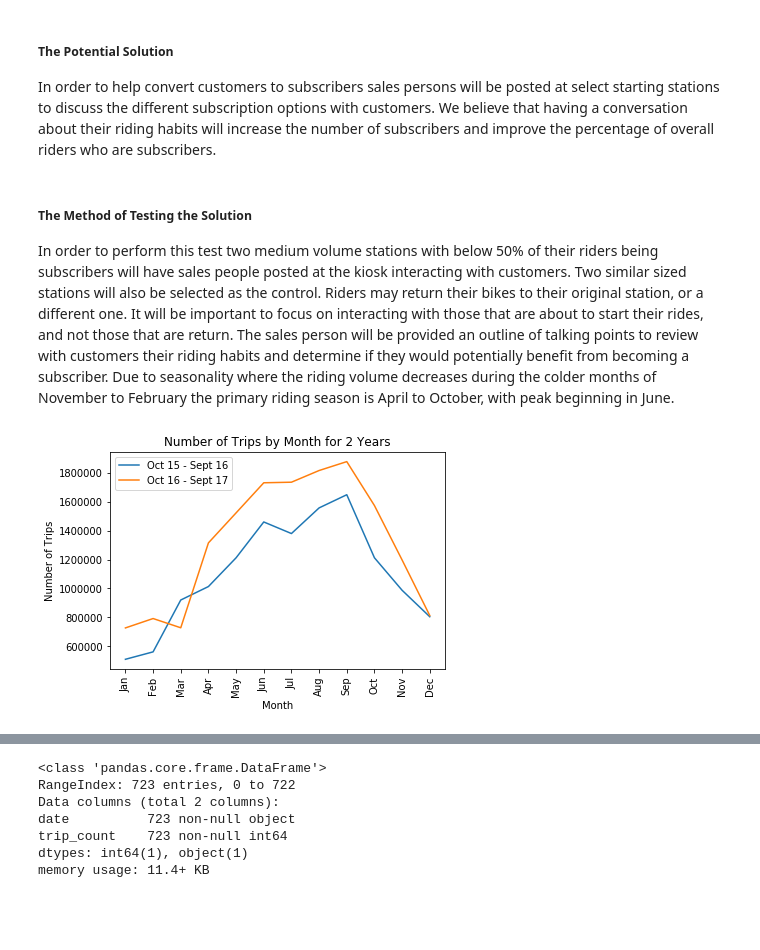
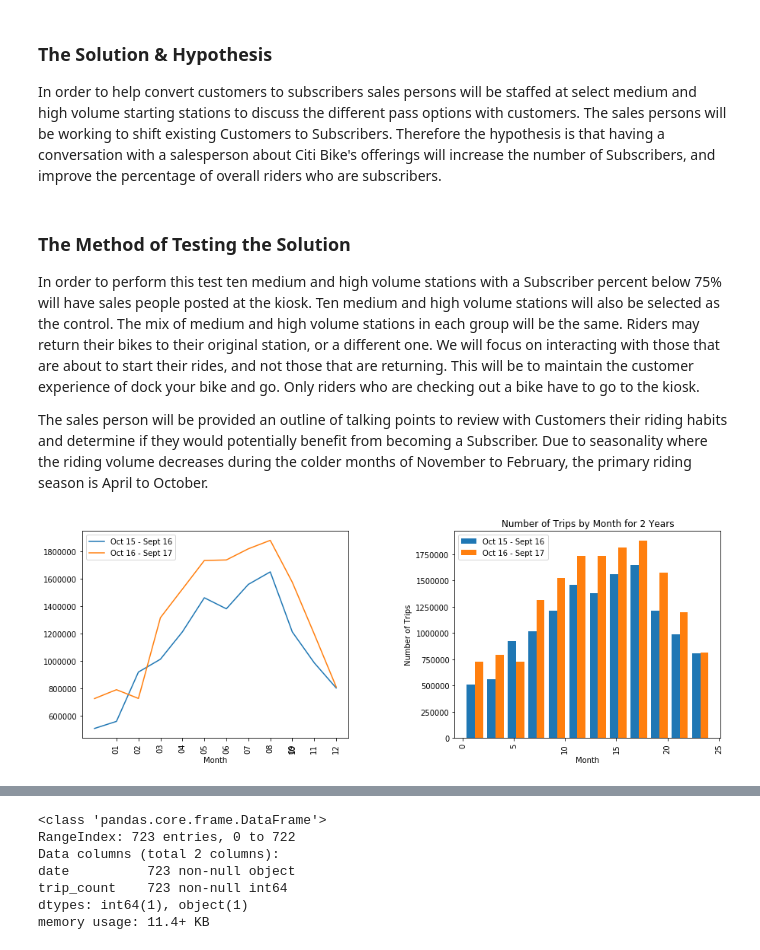
Before and after one commit to zinrion/Bike-Data-Analysis, a Jupyter notebook: Citi Bike.ipynb, the cells around one changed output, grey strips where cells are left out. Drawn from its saved outputs; the diff is of its cells as text; code cells hidden in the pictures; blank space fills up the shorter version.

```diff
--- a/Citi Bike.ipynb
+++ b/Citi Bike.ipynb
@@ -69,34 +52,66 @@ Sample of the data:
 | 3 | 250 | 10/1/2015 00:00:15 | 10/1/2015 00:04:25 | 336 | Sullivan St & Washington Sq | 40.730477 | ... |
 | 4 | 528 | 10/1/2015 00:00:17 | 10/1/2015 00:09:05 | 3107 | Bedford Ave & Nassau Ave | 40.723117 | ... |
 # %% [markdown]
-##### The Potential Solution
-In order to help convert customers to subscribers sales persons will be posted at select starting stations to discuss the different subscription options with customers.  We believe that having a conversation about their riding habits will increase the number of subscribers and improve the percentage of overall riders who are subscribers.
+### The Solution & Hypothesis
+In order to help convert customers to subscribers sales persons will be staffed at select medium and high volume starting stations to discuss the different pass options with customers. The sales persons will be working to shift existing Customers to Subscribers. Therefore the hypothesis is that having a conversation with a salesperson about Citi Bike's offerings will increase the number of Subscribers, and improve the percentage of overall riders who are subscribers.
 # %% [markdown]
-##### The Method of Testing the Solution
-In order to perform this test two medium volume stations with below 50% of their riders being subscribers will have sales people posted at the kiosk interacting with customers.  Two similar sized stations will also be selected as the control. Riders may return their bikes to their original station, or a different one.  It will be important to focus on interacting with those that are about to start their rides, and not those that are return.  The sales person will be provided an outline of talking points to review with customers their riding habits and determine if they would potentially benefit from becoming a subscriber.  Due to seasonality where the riding volume decreases during the colder months of November to February the primary riding season is April to October, with peak beginning in June.
+### The Method of Testing the Solution
+
+In order to perform this test ten medium and high volume stations with a Subscriber percent below 75% will have sales people posted at the kiosk. Ten medium and high volume stations will also be selected as the control. The mix of medium and high volume stations in each group will be the same. Riders may return their bikes to their original station, or a different one. We will focus on interacting with those that are about to start their rides, and not those that are returning.  This will be to maintain the customer experience of dock your bike and go.  Only riders who are checking out a bike have to go to the kiosk.
+
+The sales person will be provided an outline of talking points to review with Customers their riding habits and determine if they would potentially benefit from becoming a Subscriber.  Due to seasonality where the riding volume decreases during the colder months of November to February, the primary riding season is April to October.
 # %%
 year_1 = final_date_data.loc[final_date_data["12_month"] == "Group 1"]
 year_1 = year_1.sort_values("month")
 year_2 = final_date_data.loc[final_date_data["12_month"] == "Group 2"]
 year_2 = year_2.sort_values("month")
-
+plt.figure(figsize=(15,5))
+groups = ["Oct 15 - Sept 16", "Oct 16 - Sept 17"]
+months_leg = ["Jan", "Feb", "Mar", "Apr", "May", "Jun", "Jul", "Aug", "Sep", "Oct","Nov", "Dec"]
 datex=year_1.month
 ax=plt.subplot()
+ax.set_xticklabels(months_leg)
 year_1_data =year_1.trip_count
 year_2_data =year_2.trip_count
+plt.subplot(1,2,1)
+
 plt.plot(datex,year_1_data)
 plt.plot(datex,year_2_data)
+plt.xticks(["1","2","3","4","5","6","7","8","9","10","11","12"],rotation=90)
+
+plt.legend(groups)
+plt.xlabel("Month")
+ax.set_xticklabels(months_leg)
+plt.subplot(1,2,2)
+
+n = 1
+
+t = 2
+d = 12
+w = .8
+year_1_x = [t*element + w*n for element in range(d)]
+
+plt.bar(year_1_x, year_1_data)
+
+n = 2
+t = 2
+d = 12
+w = .8
+year_2_x = [t*element + w*n for element in range(d)]
+
+plt.bar(year_2_x, year_2_data)
+
+
 plt.xticks(rotation=90)
-#plt.figure(figsize=(10,10))
-groups = ["Oct 15 - Sept 16", "Oct 16 - Sept 17"]
-months_leg = ["Jan", "Feb", "Mar", "Apr", "May", "Jun", "Jul", "Aug", "Sep", "Oct","Nov", "Dec"]
-ax.set_xticklabels(months_leg)
+
+#not working to set xticks ax.set_xticklabels(months_leg)
 plt.legend(groups)
 plt.title("Number of Trips by Month for 2 Years")
 plt.xlabel("Month")
 plt.ylabel("Number of Trips")
-#Legend and labels, month number to month
+
+plt.subplots_adjust(wspace = .4)
 plt.show()
 # %% [output]
-[figure, old version]
+[figure, new version]
 # %% [markdown]
```
Also changed, not shown: parts of 16 cells of this notebook.
